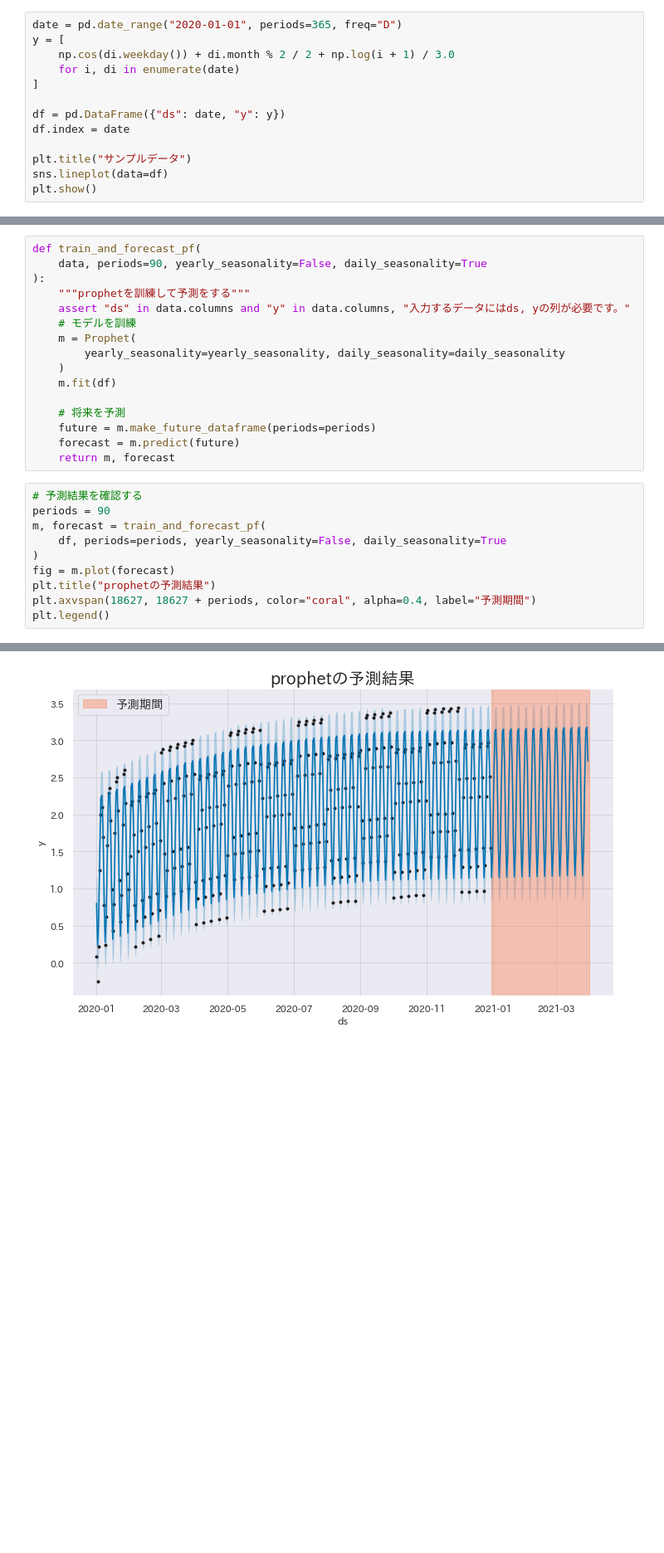
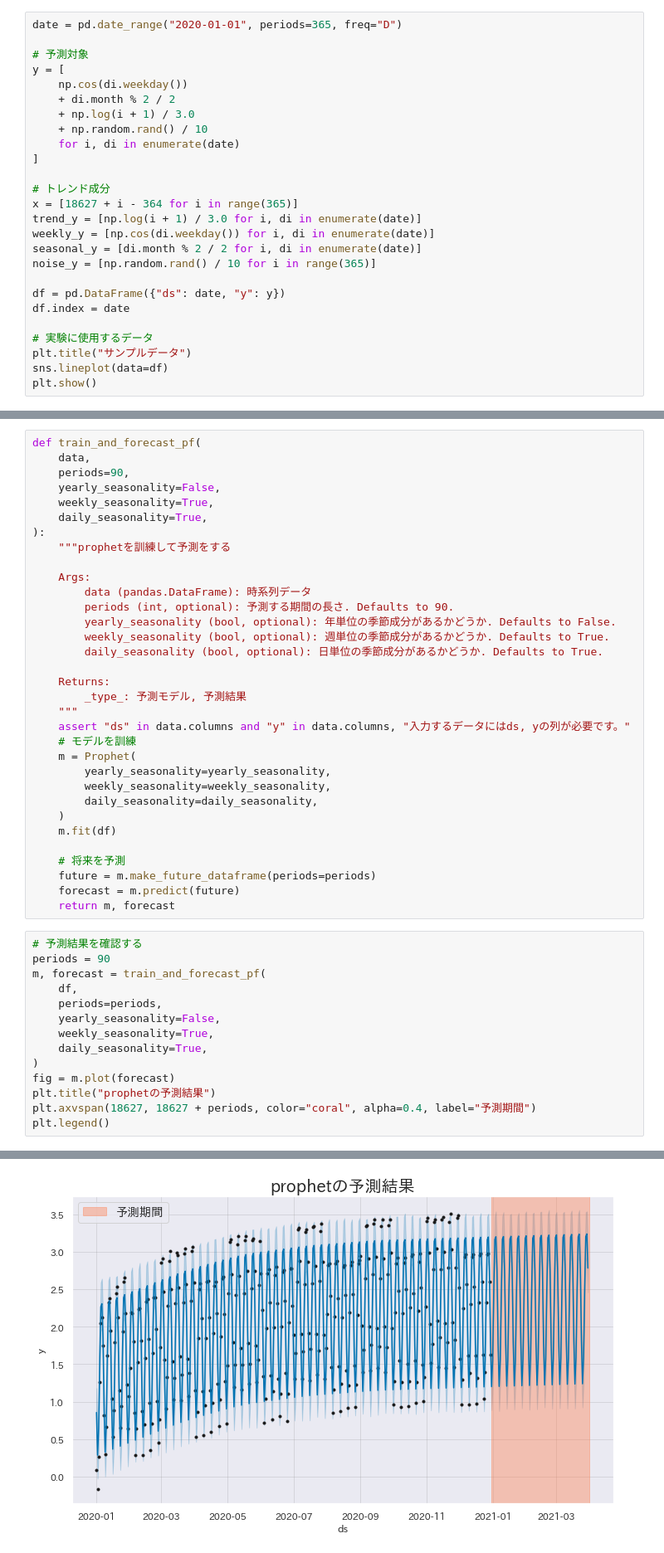
Before and after one commit to k-datamining/dm-ts, a Jupyter notebook: dm-ts/ts/forecast/001-Prophet.ipynb, the cells around one changed output, grey strips where cells are left out. Shown at 83% size. Cells and saved outputs as stored; diff of their text form; blank space fills up the shorter version.

Commit message:
[update] prophet

````diff
--- a/dm-ts/ts/forecast/001-Prophet.ipynb
+++ b/dm-ts/ts/forecast/001-Prophet.ipynb
@@ -30,14 +30,27 @@ japanize_matplotlib.japanize()
 2020/1/1 ~ 2020/12/31 の期間のデータです。
 # %%
 date = pd.date_range("2020-01-01", periods=365, freq="D")
+
+# 予測対象
 y = [
-    np.cos(di.weekday()) + di.month % 2 / 2 + np.log(i + 1) / 3.0
+    np.cos(di.weekday())
+    + di.month % 2 / 2
+    + np.log(i + 1) / 3.0
+    + np.random.rand() / 10
     for i, di in enumerate(date)
 ]
+
+# トレンド成分
+x = [18627 + i - 364 for i in range(365)]
+trend_y = [np.log(i + 1) / 3.0 for i, di in enumerate(date)]
+weekly_y = [np.cos(di.weekday()) for i, di in enumerate(date)]
+seasonal_y = [di.month % 2 / 2 for i, di in enumerate(date)]
+noise_y = [np.random.rand() / 10 for i in range(365)]
 
 df = pd.DataFrame({"ds": date, "y": y})
 df.index = date
 
+# 実験に使用するデータ
 plt.title("サンプルデータ")
 sns.lineplot(data=df)
 plt.show()
@@ -49,13 +87,30 @@ plt.show()
 データは一年しかないので `yearly_seasonality=False`、週ごとに周期性が見られるので `daily_seasonality=True`を指定します。
 # %%
 def train_and_forecast_pf(
-    data, periods=90, yearly_seasonality=False, daily_seasonality=True
+    data,
+    periods=90,
+    yearly_seasonality=False,
+    weekly_seasonality=True,
+    daily_seasonality=True,
 ):
-    """prophetを訓練して予測をする"""
+    """prophetを訓練して予測をする
+
+    Args:
+        data (pandas.DataFrame): 時系列データ
+        periods (int, optional): 予測する期間の長さ. Defaults to 90.
+        yearly_seasonality (bool, optional): 年単位の季節成分があるかどうか. Defaults to False.
+        weekly_seasonality (bool, optional): 週単位の季節成分があるかどうか. Defaults to True.
+        daily_seasonality (bool, optional): 日単位の季節成分があるかどうか. Defaults to True.
+
+    Returns:
+        _type_: 予測モデル, 予測結果
+    """
     assert "ds" in data.columns and "y" in data.columns, "入力するデータにはds, yの列が必要です。"
     # モデルを訓練
     m = Prophet(
-        yearly_seasonality=yearly_seasonality, daily_seasonality=daily_seasonality
+        yearly_seasonality=yearly_seasonality,
+        weekly_seasonality=weekly_seasonality,
+        daily_seasonality=daily_seasonality,
     )
     m.fit(df)
 
@@ -67,7 +122,11 @@ def train_and_forecast_pf(
 # 予測結果を確認する
 periods = 90
 m, forecast = train_and_forecast_pf(
-    df, periods=periods, yearly_seasonality=False, daily_seasonality=True
+    df,
+    periods=periods,
+    yearly_seasonality=False,
+    weekly_seasonality=True,
+    daily_seasonality=True,
 )
 fig = m.plot(forecast)
 plt.title("prophetの予測結果")
@@ -92,7 +144,7 @@ Initial log joint probability = -33.3545
 Optimization terminated normally:
   Convergence detected: relative gradient magnitude is below tolerance
 <matplotlib.legend.Legend at 0x...>
-[figure, old version]
+[figure, new version]
 # %% [markdown]
 ### 周期性の指定の影響
 ```{warning}
````
Also changed, not shown: parts of 5 cells of this notebook.
